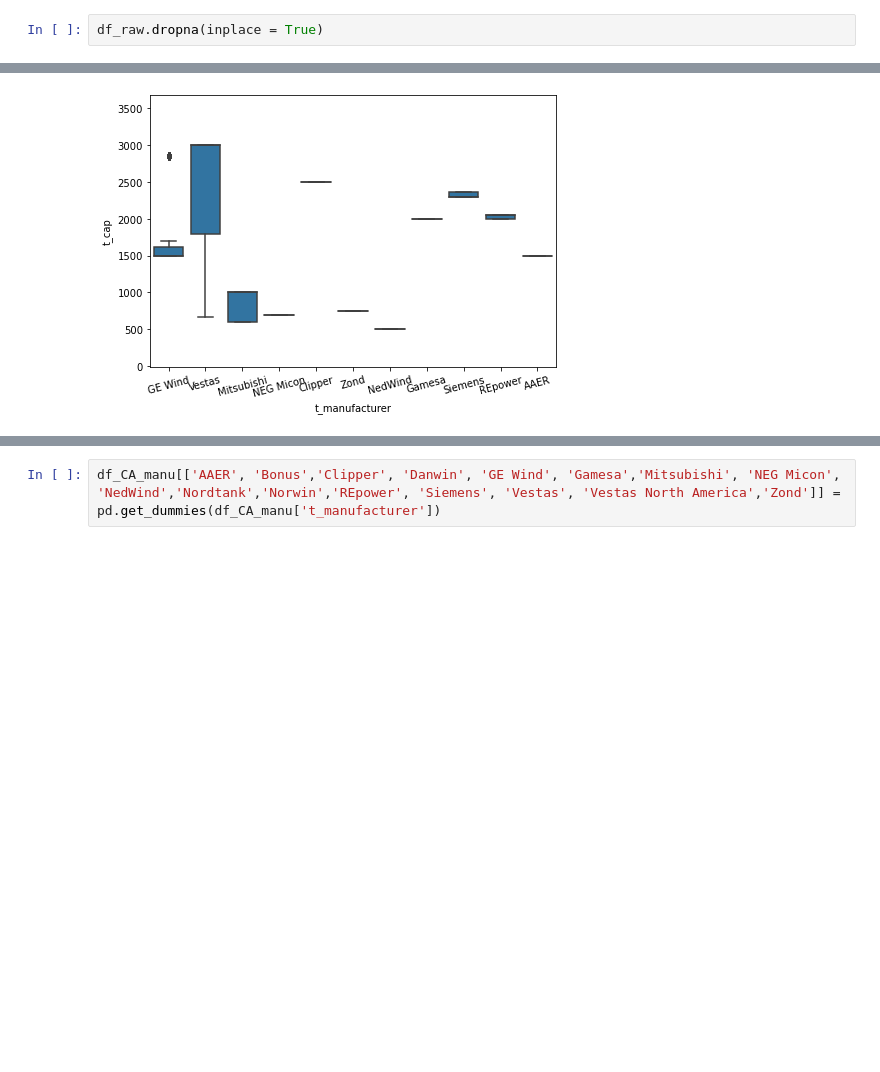
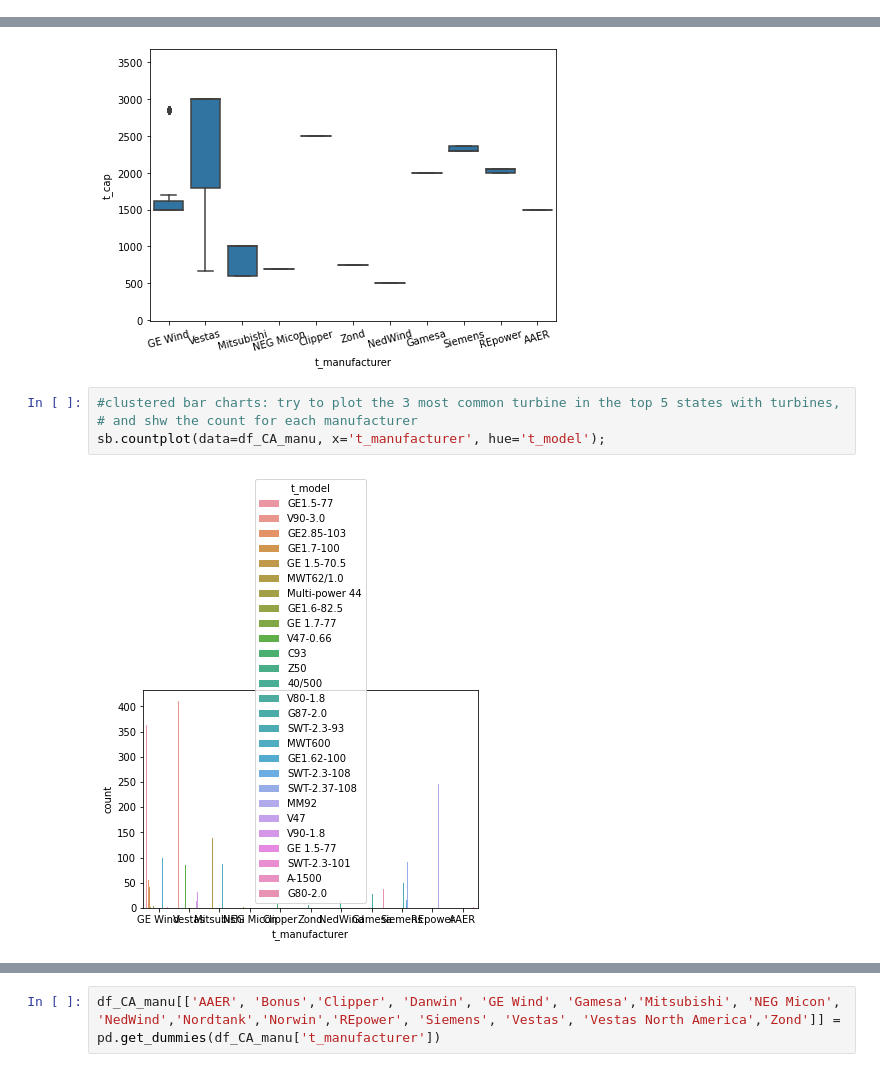
Before and after one commit to cbroomhead/wind_data_project, a Jupyter notebook: wind_turbine_statistics.ipynb, the cells around one changed output, grey strips where cells are left out. Cells and saved outputs as stored; diff of their text form; blank space fills up the shorter version.

```diff
--- a/Wind Turbine Data.ipynb
+++ b/wind_turbine_statistics.ipynb
@@ -69,2 +57,0 @@ sb.regplot(data = df_raw, y ='t_cap', x = 'year_online', truncate=False, y_jitte
-# %%
-df_raw.dropna(inplace = True)
@@ -324,3 +261,9 @@ plt.ylim(ax1.get_ylim())
 # %% [output]
 (-16.95518628815111, 3676.955186288151)
 [figure]
+# %%
+#clustered bar charts: try to plot the 3 most common turbine in the top 5 states with turbines,
+# and shw the count for each manufacturer
+sb.countplot(data=df_CA_manu, x='t_manufacturer', hue='t_model');
+# %% [output]
+[figure, added]
```
Also changed, not shown: parts of 11 cells of this notebook.
